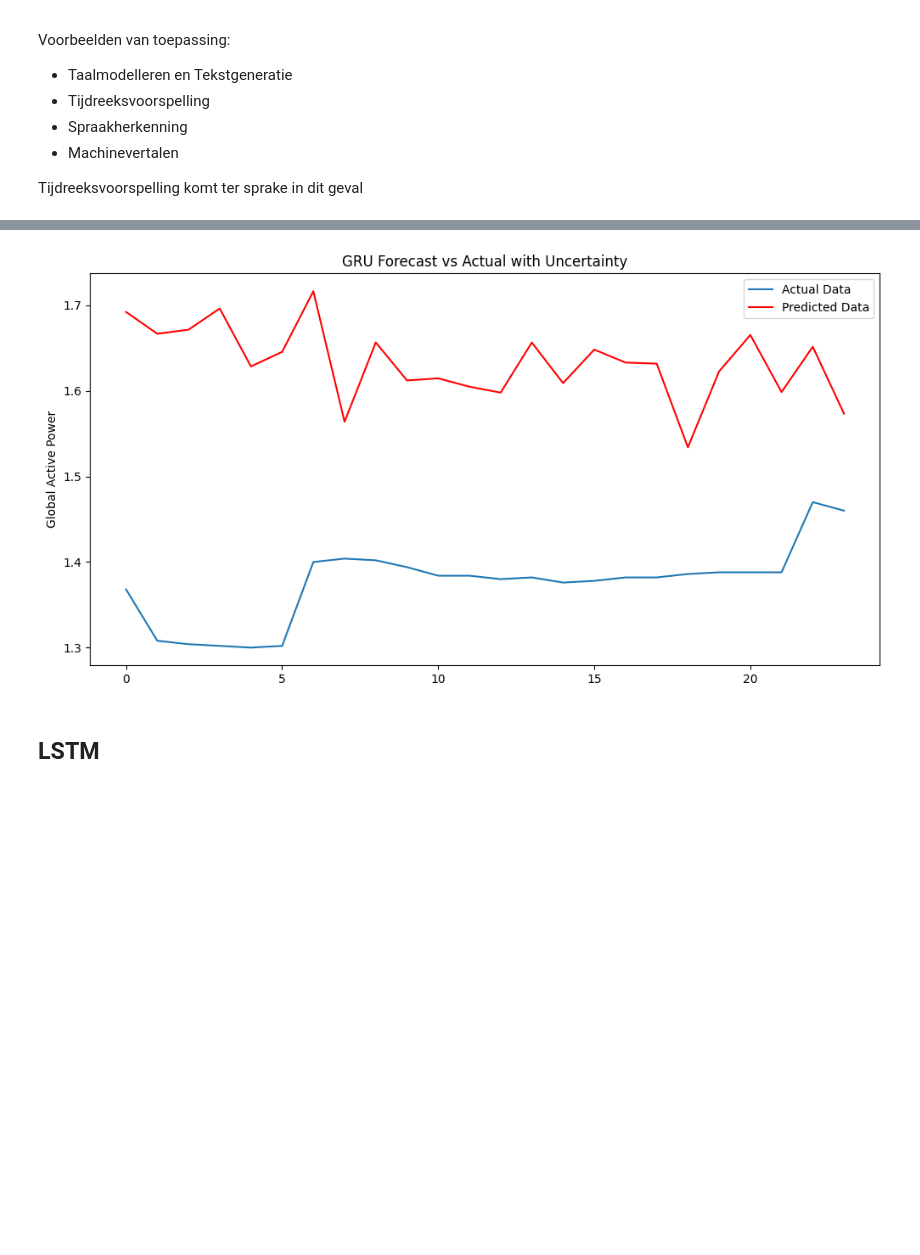
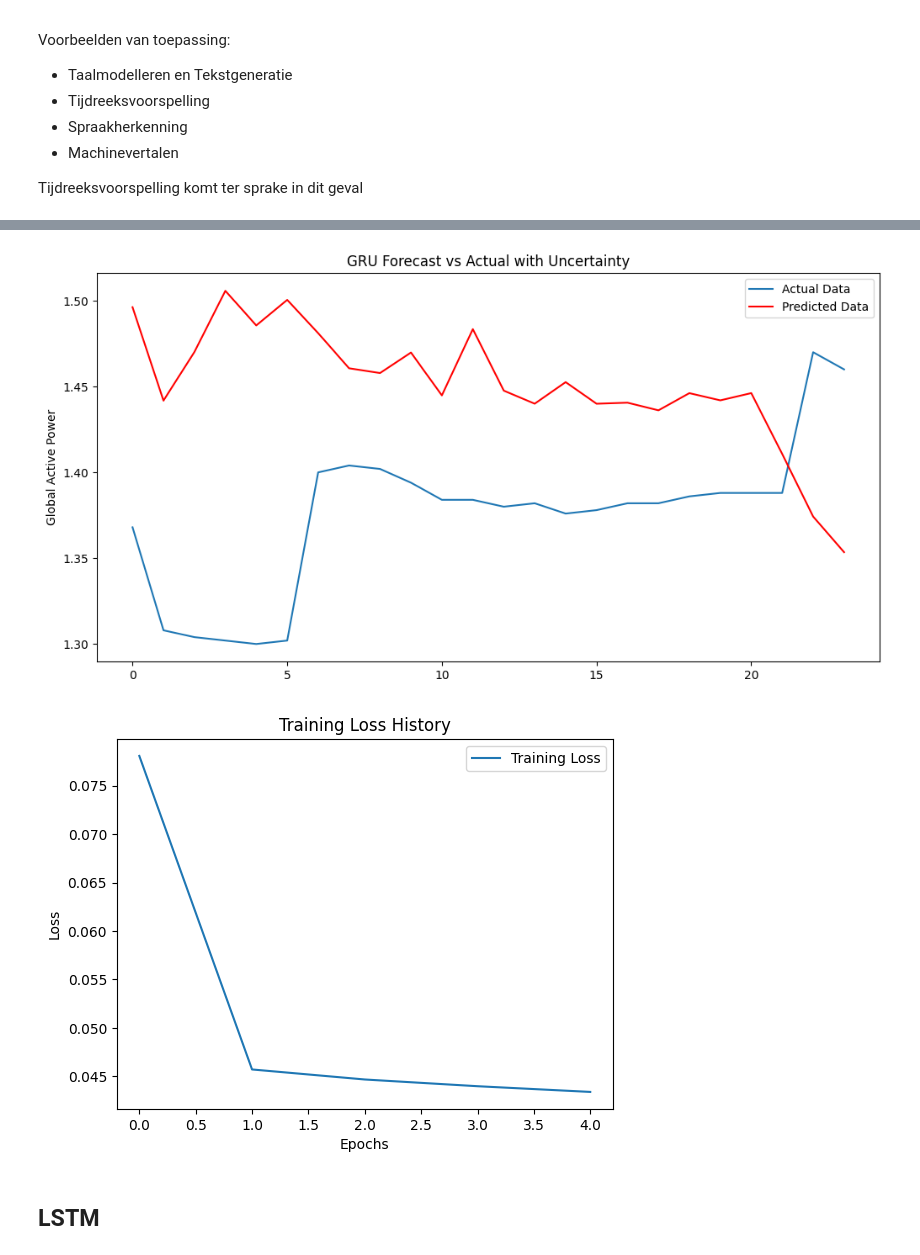
Before and after one commit to Ozziehman/Energiescan, a Jupyter notebook: household_power_consumption_models.ipynb, the cells around one changed output, grey strips where cells are left out. Cells and saved outputs as stored; diff of their text form; code cells hidden in the pictures; blank space fills up the shorter version.

```diff
--- a/household_power_consumption_models.ipynb
+++ b/household_power_consumption_models.ipynb
@@ -419,7 +419,7 @@ optimizer = Adam(learning_rate=0.001)
 model.compile(optimizer=optimizer, loss='mae')
 
 # Model training
-history = model.fit(X_train, y_train, epochs=1, batch_size=64)
+history = model.fit(X_train, y_train, epochs=5, batch_size=64)
 
 # Prediction
 y_pred = model.predict(X_test)
@@ -446,6 +446,13 @@ plt.title('GRU Forecast vs Actual with Uncertainty')
 plt.ylabel('Global Active Power')
 plt.legend()
 plt.show()
+
+plt.plot(history.history['loss'], label='Training Loss')
+plt.title('Training Loss History')
+plt.xlabel('Epochs')
+plt.ylabel('Loss')
+plt.legend()
+plt.show()
 # %% [output]
 Num GPUs Available:  1
    Global_active_power  Month  Day  Weekday  Hour
@@ -462,4 +474,5 @@ Mean Absolute Error: 0.25747478454560024
-[figure, old version]
+[figure, new version]
+[figure, added]
 # %% [markdown]
 ## LSTM
 # %%
```
Also changed, not shown: parts of 4 cells of this notebook, 2 other files.
